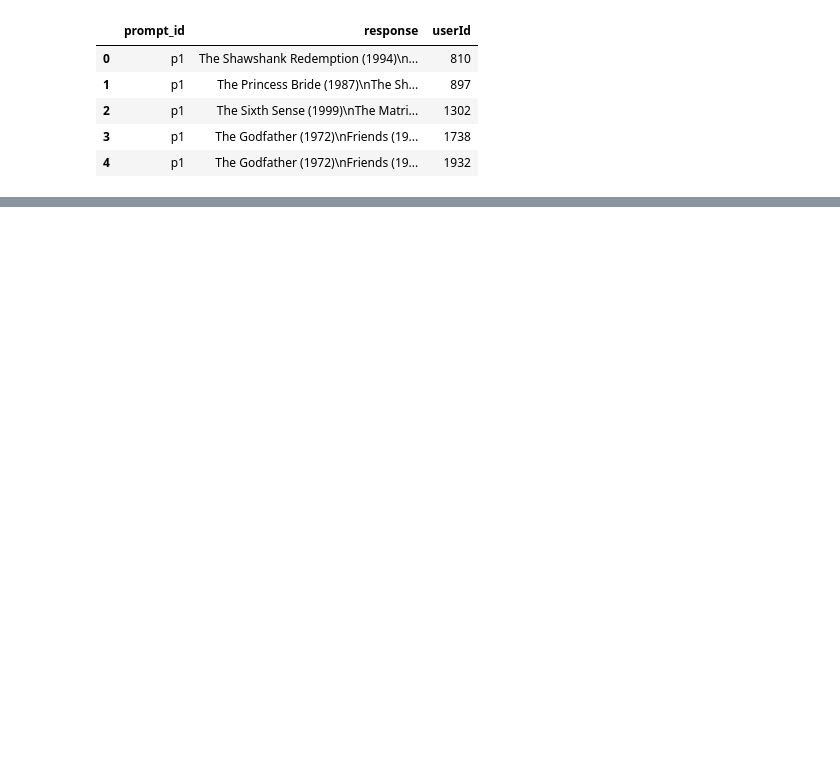
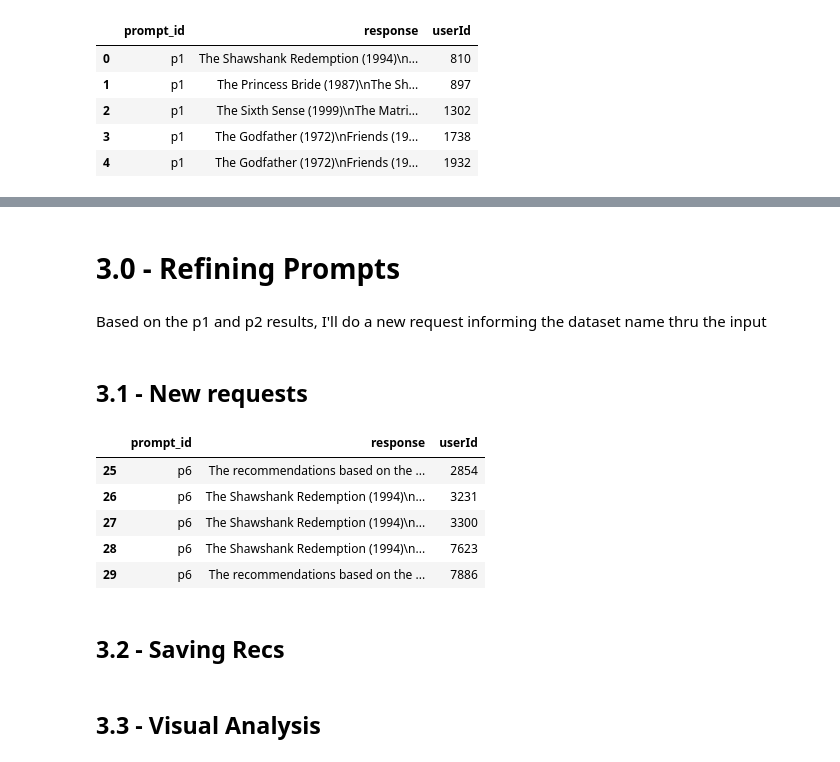
Before and after one commit to CuriousGu/llm_zeroshot_calibration, a Jupyter notebook: llm/evaluating_prompts.ipynb, the cells around one changed output, grey strips where cells are left out. Cells and saved outputs as stored; diff of their text form; code cells hidden in the pictures; blank space fills up the shorter version.

Commit message:
refining prompts

```diff
--- a/llm/evaluating_prompts.ipynb
+++ b/llm/evaluating_prompts.ipynb
@@ -309,0 +367,45 @@ MAP (prompt 2) = 0.525
+# %% [markdown]
+# 3.0 - Refining Prompts
+# %% [markdown]
+Based on the p1 and p2 results, I'll do a new request informing the dataset name thru the input
+# %% [markdown]
+## 3.1 - New requests
+# %%
+testing_prompts = {
+  "p5": "Please suggest 15 movies or TV shows (based on the IMDB dataset). Format the output as follows: 'production (release year)\nproduction (release year)\nproduction (release year)...'",
+  "p6": "I'm looking for movies and TV shows, can you provide 15 recommendations released prior to 2015 based on the IMDB dataset? Please list 15 productions with their release years only in the format: 'production (release year)\nproduction (release year)...'",
+}
+# %%
+llm_recs = list()
+
+total_iterations = len(testing_prompts) * len(user_movies_dict)
+progress_bar = tqdm(total=total_iterations, desc='Progress')
+
+for prompt_id, prompt in testing_prompts.items():
+  for k, v in user_movies_dict.items():
+    temp_dict = dict()
+
+    movies = "\n".join(v)
+    prompt += f"\nI've watched:\n{movies}"
+    response = request_openai(prompt)
+
+    temp_dict['prompt_id'] = prompt_id
+    temp_dict["response"] = response
+    temp_dict["userId"] = k
+
+    llm_recs.append(temp_dict)
+    progress_bar.update(1)
+
+progress_bar.close()
+# %%
+df_recs = pd.DataFrame(llm_recs)
+df_recs.tail(5)
+# %% [output]
+|  | prompt_id | response | userId |
+| 25 | p6 | The recommendations based on the ... | 2854 |
+| 26 | p6 | The Shawshank Redemption (1994)\n... | 3231 |
+| 27 | p6 | The Shawshank Redemption (1994)\n... | 3300 |
+| 28 | p6 | The Shawshank Redemption (1994)\n... | 7623 |
+| 29 | p6 | The recommendations based on the ... | 7886 |
+# %% [markdown]
+## 3.2 - Saving Recs
@@ -309,0 +414,2 @@ MAP (prompt 2) = 0.525
+# %% [markdown]
+## 3.3 - Visual Analysis
```
Also changed, not shown: parts of 51 cells of this notebook.
